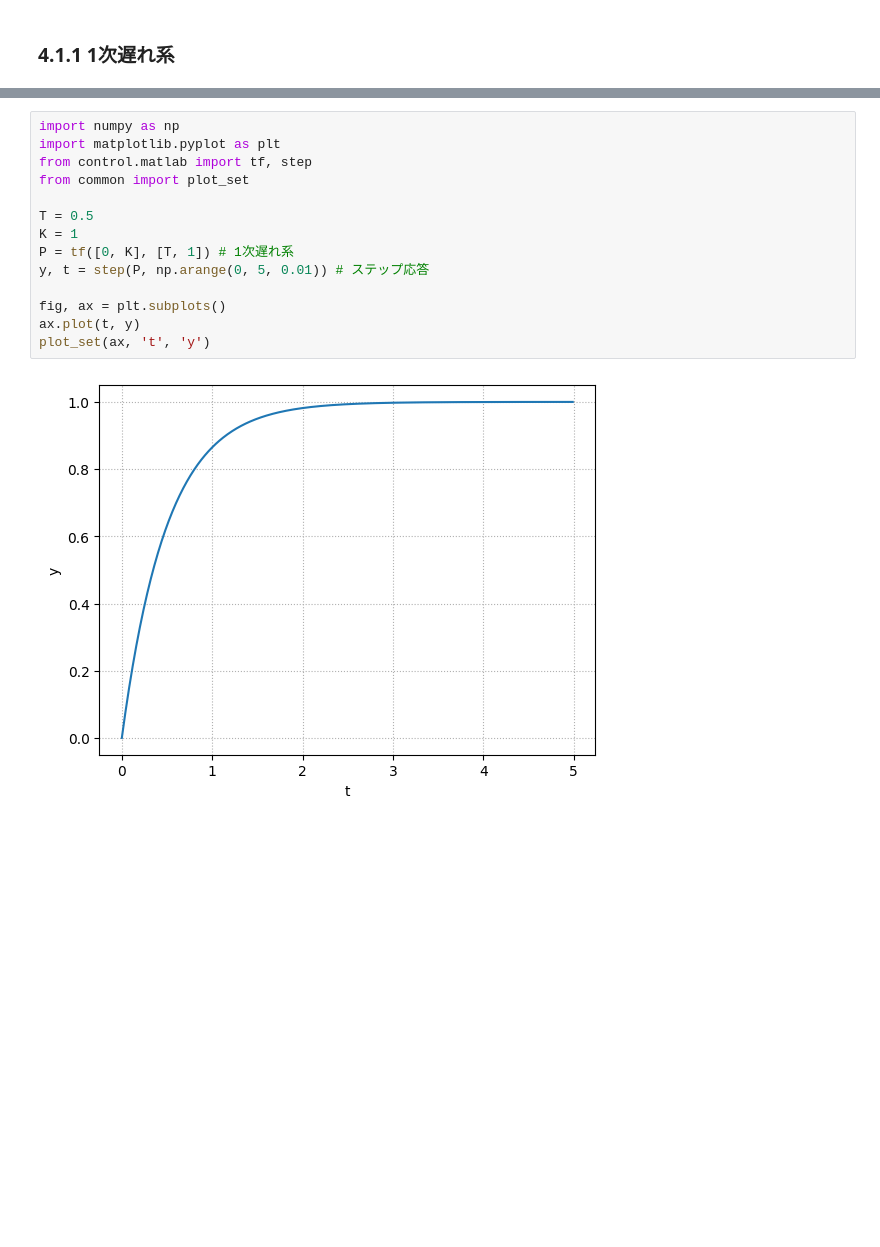
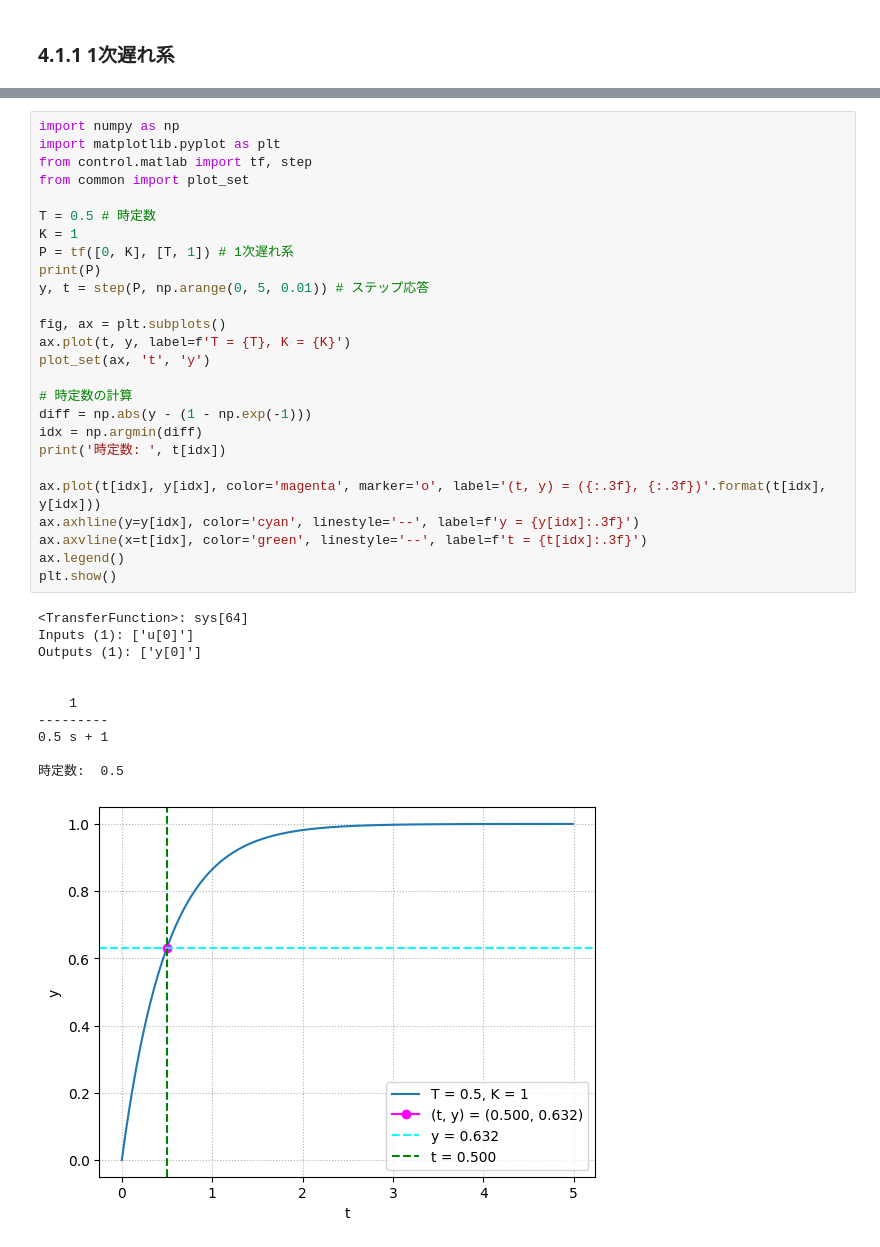
Before and after one commit to cattleya100519b/py_ctrl, a Jupyter notebook: src/ch4/01_time_resp_tf.ipynb, the cells around one changed output, grey strips where cells are left out. Cells and saved outputs as stored; diff of their text form; blank space fills up the shorter version.

```diff
--- a/src/ch4/01_time_resp_tf.ipynb
+++ b/src/ch4/01_time_resp_tf.ipynb
@@ -5,16 +15,38 @@
 # %%
 import numpy as np
 import matplotlib.pyplot as plt
 from control.matlab import tf, step
 from common import plot_set
 
-T = 0.5
+T = 0.5 # 時定数
 K = 1
 P = tf([0, K], [T, 1]) # 1次遅れ系
+print(P)
 y, t = step(P, np.arange(0, 5, 0.01)) # ステップ応答
 
 fig, ax = plt.subplots()
-ax.plot(t, y)
+ax.plot(t, y, label=f'T = {T}, K = {K}')
 plot_set(ax, 't', 'y')
+
+# 時定数の計算
+diff = np.abs(y - (1 - np.exp(-1)))
+idx = np.argmin(diff)
+print('時定数: ', t[idx])
+
+ax.plot(t[idx], y[idx], color='magenta', marker='o', label='(t, y) = ({:.3f}, {:.3f})'.format(t[idx], y[idx]))
+ax.axhline(y=y[idx], color='cyan', linestyle='--', label=f'y = {y[idx]:.3f}')
+ax.axvline(x=t[idx], color='green', linestyle='--', label=f't = {t[idx]:.3f}')
+ax.legend()
+plt.show()
 # %% [output]
+<TransferFunction>: sys[64]
+Inputs (1): ['u[0]']
+Outputs (1): ['y[0]']
+
+
+    1
+---------
+0.5 s + 1
+
+時定数:  0.5
-[figure, old version]
+[figure, new version]
```
Also changed, not shown: parts of 3 cells of this notebook, 1 other file.
